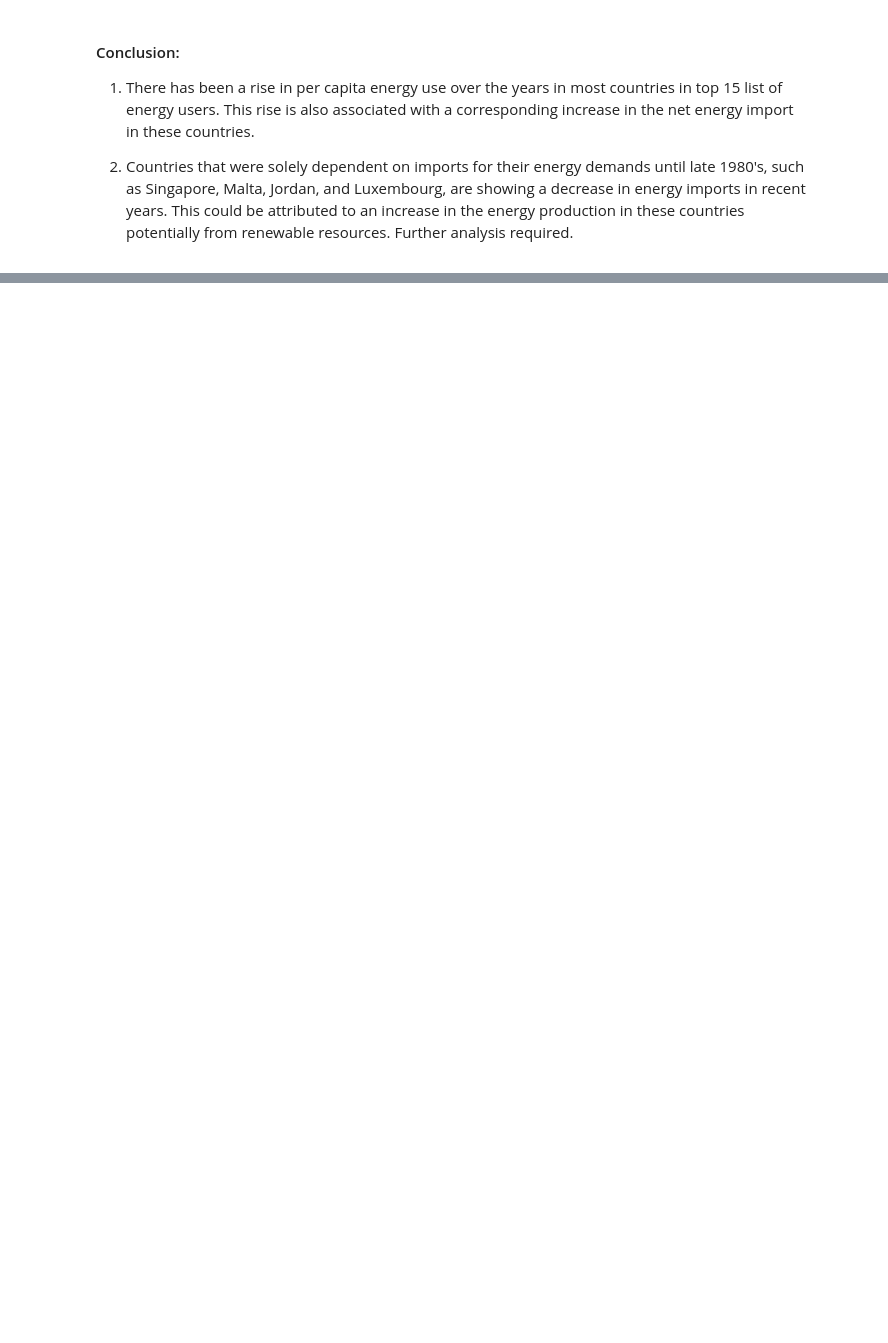
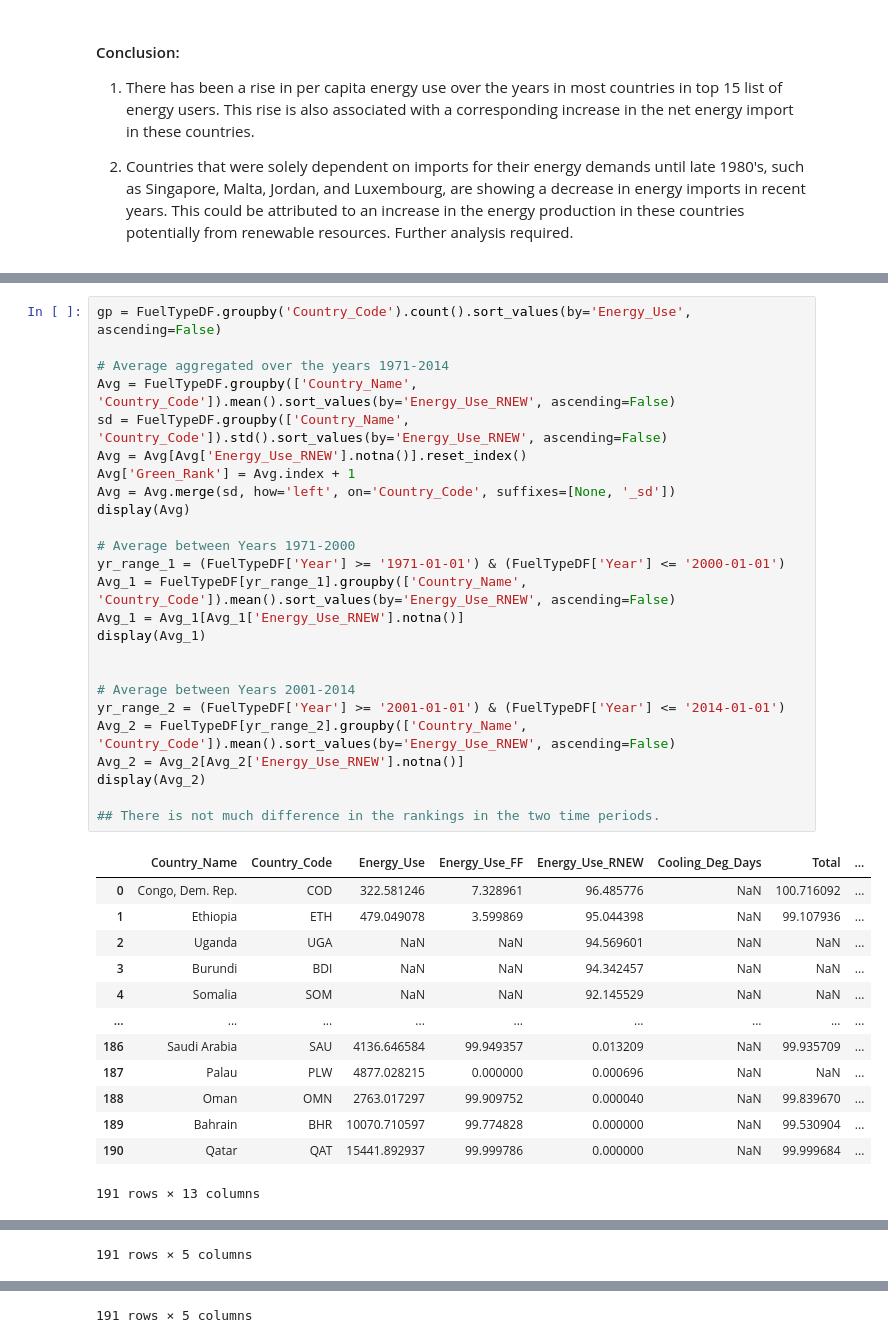
Before and after one commit to radhikaj103/World-ESG-Project, a Jupyter notebook: notebooks/ESG_World_Energy_Indicators.ipynb, the cells around one changed output, grey strips where cells are left out. Saved outputs shown, nothing was run; the diff lists cells and outputs as text; blank space fills up the shorter version.

```diff
--- a/notebooks/ESG_World_Energy_Indicators.ipynb
+++ b/notebooks/ESG_World_Energy_Indicators.ipynb
@@ -339,0 +529,39 @@ dtype: int64
+# %%
+gp = FuelTypeDF.groupby('Country_Code').count().sort_values(by='Energy_Use', ascending=False)
+
+# Average aggregated over the years 1971-2014
+Avg = FuelTypeDF.groupby(['Country_Name', 'Country_Code']).mean().sort_values(by='Energy_Use_RNEW', ascending=False)
+sd = FuelTypeDF.groupby(['Country_Name', 'Country_Code']).std().sort_values(by='Energy_Use_RNEW', ascending=False)
+Avg = Avg[Avg['Energy_Use_RNEW'].notna()].reset_index()
+Avg['Green_Rank'] = Avg.index + 1
+Avg = Avg.merge(sd, how='left', on='Country_Code', suffixes=[None, '_sd'])
+display(Avg)
+
+# Average between Years 1971-2000
+yr_range_1 = (FuelTypeDF['Year'] >= '1971-01-01') & (FuelTypeDF['Year'] <= '2000-01-01')
+Avg_1 = FuelTypeDF[yr_range_1].groupby(['Country_Name', 'Country_Code']).mean().sort_values(by='Energy_Use_RNEW', ascending=False)
+Avg_1 = Avg_1[Avg_1['Energy_Use_RNEW'].notna()]
+display(Avg_1)
+
+
+# Average between Years 2001-2014
+yr_range_2 = (FuelTypeDF['Year'] >= '2001-01-01') & (FuelTypeDF['Year'] <= '2014-01-01')
+Avg_2 = FuelTypeDF[yr_range_2].groupby(['Country_Name', 'Country_Code']).mean().sort_values(by='Energy_Use_RNEW', ascending=False)
+Avg_2 = Avg_2[Avg_2['Energy_Use_RNEW'].notna()]
+display(Avg_2)
+
+## There is not much difference in the rankings in the two time periods.
+# %% [output]
+|  | Country_Name | Country_Code | Energy_Use | Energy_Use_FF | Energy_Use_RNEW | Cooling_Deg_Days | Total | ... |
+| 0 | Congo, Dem. Rep. | COD | 322.581246 | 7.328961 | 96.485776 | NaN | 100.716092 | ... |
+| 1 | Ethiopia | ETH | 479.049078 | 3.599869 | 95.044398 | NaN | 99.107936 | ... |
+| 2 | Uganda | UGA | NaN | NaN | 94.569601 | NaN | NaN | ... |
+| 3 | Burundi | BDI | NaN | NaN | 94.342457 | NaN | NaN | ... |
+| 4 | Somalia | SOM | NaN | NaN | 92.145529 | NaN | NaN | ... |
+| ... | ... | ... | ... | ... | ... | ... | ... | ... |
+| 186 | Saudi Arabia | SAU | 4136.646584 | 99.949357 | 0.013209 | NaN | 99.935709 | ... |
+| 187 | Palau | PLW | 4877.028215 | 0.000000 | 0.000696 | NaN | NaN | ... |
+| 188 | Oman | OMN | 2763.017297 | 99.909752 | 0.000040 | NaN | 99.839670 | ... |
+| 189 | Bahrain | BHR | 10070.710597 | 99.774828 | 0.000000 | NaN | 99.530904 | ... |
+| 190 | Qatar | QAT | 15441.892937 | 99.999786 | 0.000000 | NaN | 99.999684 | ... |
+191 rows × 13 columns
@@ -339,0 +581 @@ dtype: int64
+191 rows × 5 columns
@@ -339,0 +595 @@ dtype: int64
+191 rows × 5 columns
```
Also changed, not shown: parts of 17 cells of this notebook, 6 other files.
